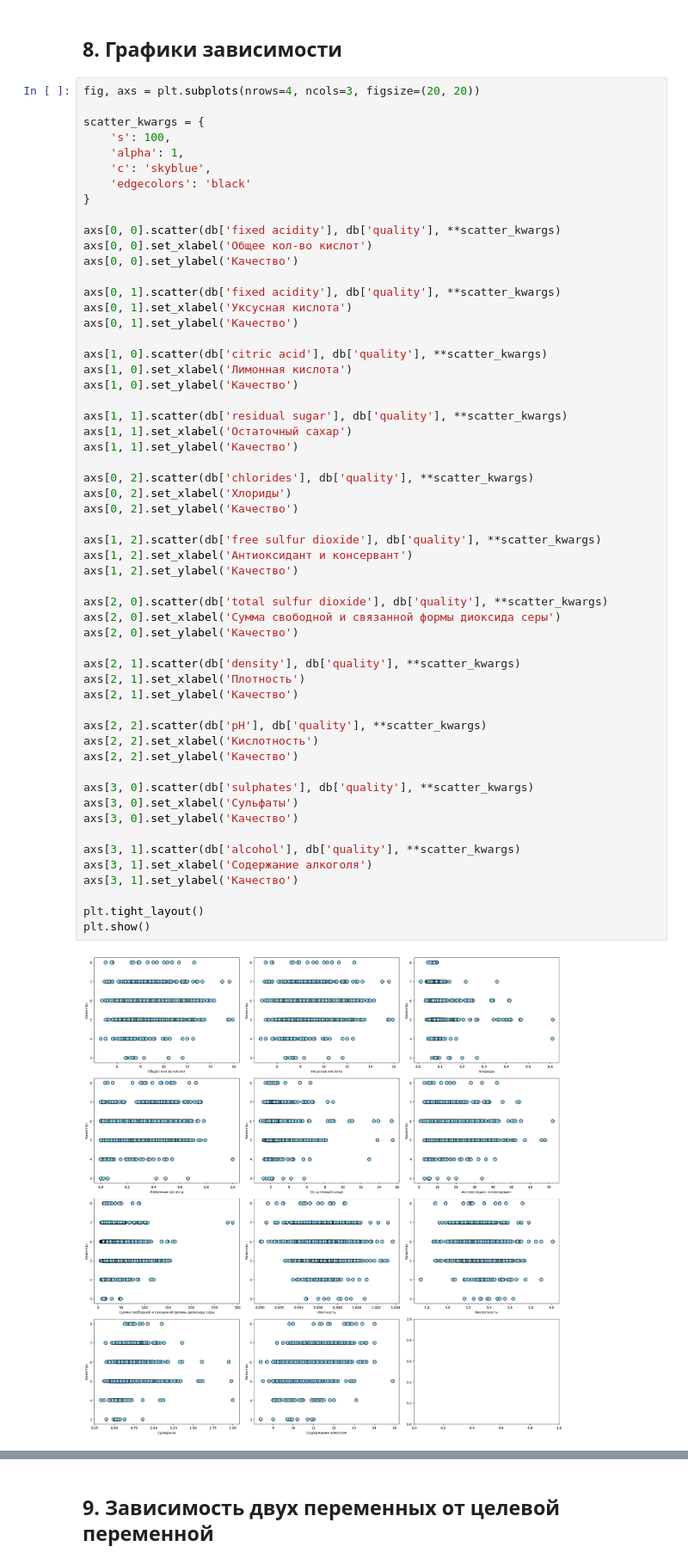
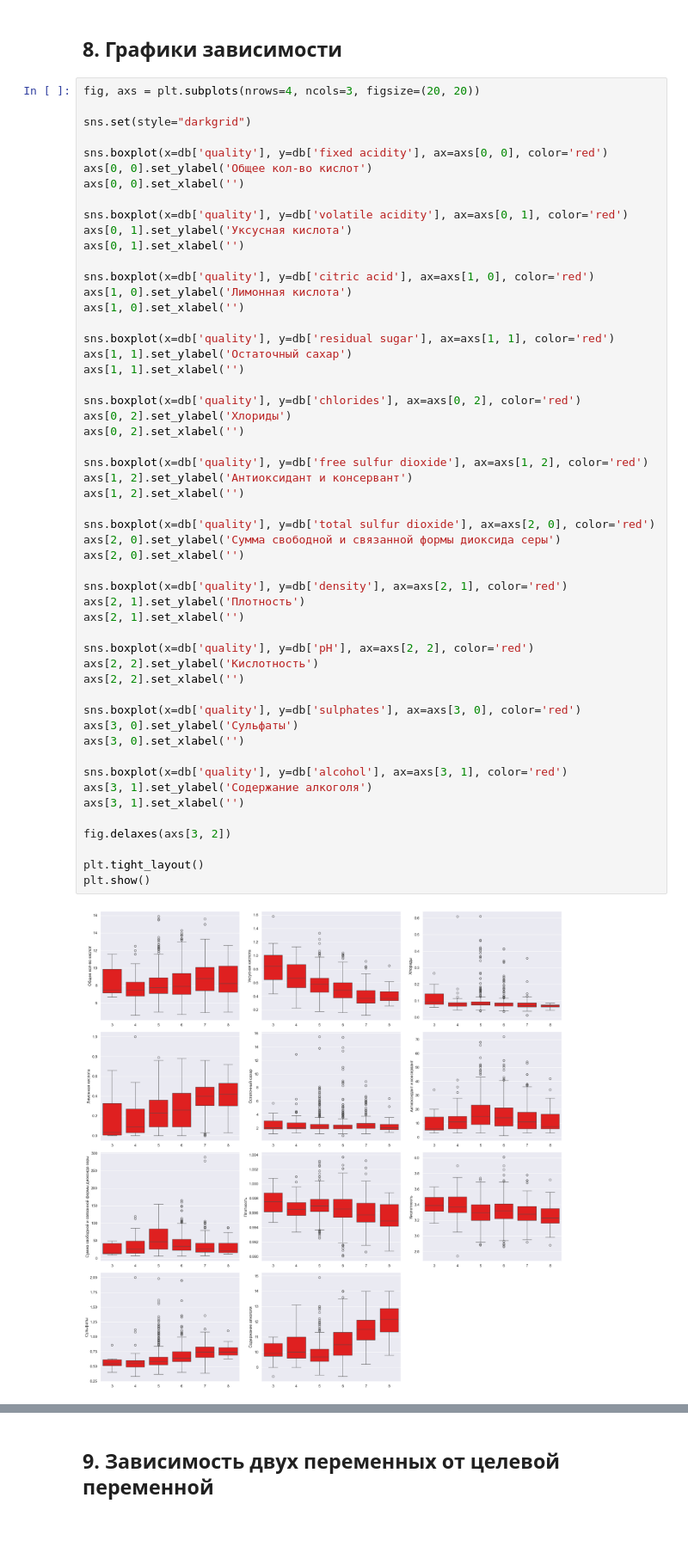
Before and after one commit to ta-k1/Beleda_Vladislav_BIVT-24-1, a Jupyter notebook: lab2_Beleda_Vladislav.ipynb, the cells around one changed output, grey strips where cells are left out. Shown at 86% size. Saved outputs shown, nothing was run; the diff lists cells and outputs as text; blank space fills up the shorter version.

```diff
--- a/lab2_Beleda_Vladislav.ipynb
+++ b/lab2_Beleda_Vladislav.ipynb
@@ -256,59 +256,56 @@ plt.show()
 # %%
 fig, axs = plt.subplots(nrows=4, ncols=3, figsize=(20, 20))
 
-scatter_kwargs = {
-    's': 100,
-    'alpha': 1,
-    'c': 'skyblue',
-    'edgecolors': 'black'
-}
+sns.set(style="darkgrid")
 
-axs[0, 0].scatter(db['fixed acidity'], db['quality'], **scatter_kwargs)
-axs[0, 0].set_xlabel('Общее кол-во кислот')
-axs[0, 0].set_ylabel('Качество')
+sns.boxplot(x=db['quality'], y=db['fixed acidity'], ax=axs[0, 0], color='red')
+axs[0, 0].set_ylabel('Общее кол-во кислот')
+axs[0, 0].set_xlabel('')
 
-axs[0, 1].scatter(db['fixed acidity'], db['quality'], **scatter_kwargs)
-axs[0, 1].set_xlabel('Уксусная кислота')
-axs[0, 1].set_ylabel('Качество')
+sns.boxplot(x=db['quality'], y=db['volatile acidity'], ax=axs[0, 1], color='red')
+axs[0, 1].set_ylabel('Уксусная кислота')
+axs[0, 1].set_xlabel('')
 
-axs[1, 0].scatter(db['citric acid'], db['quality'], **scatter_kwargs)
-axs[1, 0].set_xlabel('Лимонная кислота')
-axs[1, 0].set_ylabel('Качество')
+sns.boxplot(x=db['quality'], y=db['citric acid'], ax=axs[1, 0], color='red')
+axs[1, 0].set_ylabel('Лимонная кислота')
+axs[1, 0].set_xlabel('')
 
-axs[1, 1].scatter(db['residual sugar'], db['quality'], **scatter_kwargs)
-axs[1, 1].set_xlabel('Остаточный сахар')
-axs[1, 1].set_ylabel('Качество')
+sns.boxplot(x=db['quality'], y=db['residual sugar'], ax=axs[1, 1], color='red')
+axs[1, 1].set_ylabel('Остаточный сахар')
+axs[1, 1].set_xlabel('')
 
-axs[0, 2].scatter(db['chlorides'], db['quality'], **scatter_kwargs)
-axs[0, 2].set_xlabel('Хлориды')
-axs[0, 2].set_ylabel('Качество')
+sns.boxplot(x=db['quality'], y=db['chlorides'], ax=axs[0, 2], color='red')
+axs[0, 2].set_ylabel('Хлориды')
+axs[0, 2].set_xlabel('')
 
-axs[1, 2].scatter(db['free sulfur dioxide'], db['quality'], **scatter_kwargs)
-axs[1, 2].set_xlabel('Антиоксидант и консервант')
-axs[1, 2].set_ylabel('Качество')
+sns.boxplot(x=db['quality'], y=db['free sulfur dioxide'], ax=axs[1, 2], color='red')
+axs[1, 2].set_ylabel('Антиоксидант и консервант')
+axs[1, 2].set_xlabel('')
 
-axs[2, 0].scatter(db['total sulfur dioxide'], db['quality'], **scatter_kwargs)
-axs[2, 0].set_xlabel('Сумма свободной и связанной формы диоксида серы')
-axs[2, 0].set_ylabel('Качество')
+sns.boxplot(x=db['quality'], y=db['total sulfur dioxide'], ax=axs[2, 0], color='red')
+axs[2, 0].set_ylabel('Сумма свободной и связанной формы диоксида серы')
+axs[2, 0].set_xlabel('')
 
-axs[2, 1].scatter(db['density'], db['quality'], **scatter_kwargs)
-axs[2, 1].set_xlabel('Плотность')
-axs[2, 1].set_ylabel('Качество')
+sns.boxplot(x=db['quality'], y=db['density'], ax=axs[2, 1], color='red')
+axs[2, 1].set_ylabel('Плотность')
+axs[2, 1].set_xlabel('')
 
-axs[2, 2].scatter(db['pH'], db['quality'], **scatter_kwargs)
-axs[2, 2].set_xlabel('Кислотность')
-axs[2, 2].set_ylabel('Качество')
+sns.boxplot(x=db['quality'], y=db['pH'], ax=axs[2, 2], color='red')
+axs[2, 2].set_ylabel('Кислотность')
+axs[2, 2].set_xlabel('')
 
-axs[3, 0].scatter(db['sulphates'], db['quality'], **scatter_kwargs)
-axs[3, 0].set_xlabel('Сульфаты')
-axs[3, 0].set_ylabel('Качество')
+sns.boxplot(x=db['quality'], y=db['sulphates'], ax=axs[3, 0], color='red')
+axs[3, 0].set_ylabel('Сульфаты')
+axs[3, 0].set_xlabel('')
 
-axs[3, 1].scatter(db['alcohol'], db['quality'], **scatter_kwargs)
-axs[3, 1].set_xlabel('Содержание алкоголя')
-axs[3, 1].set_ylabel('Качество')
+sns.boxplot(x=db['quality'], y=db['alcohol'], ax=axs[3, 1], color='red')
+axs[3, 1].set_ylabel('Содержание алкоголя')
+axs[3, 1].set_xlabel('')
+
+fig.delaxes(axs[3, 2])
 
 plt.tight_layout()
 plt.show()
 # %% [output]
-[figure, old version]
+[figure, new version]
 # %% [markdown]
```
Also changed, not shown: parts of 14 cells of this notebook.
